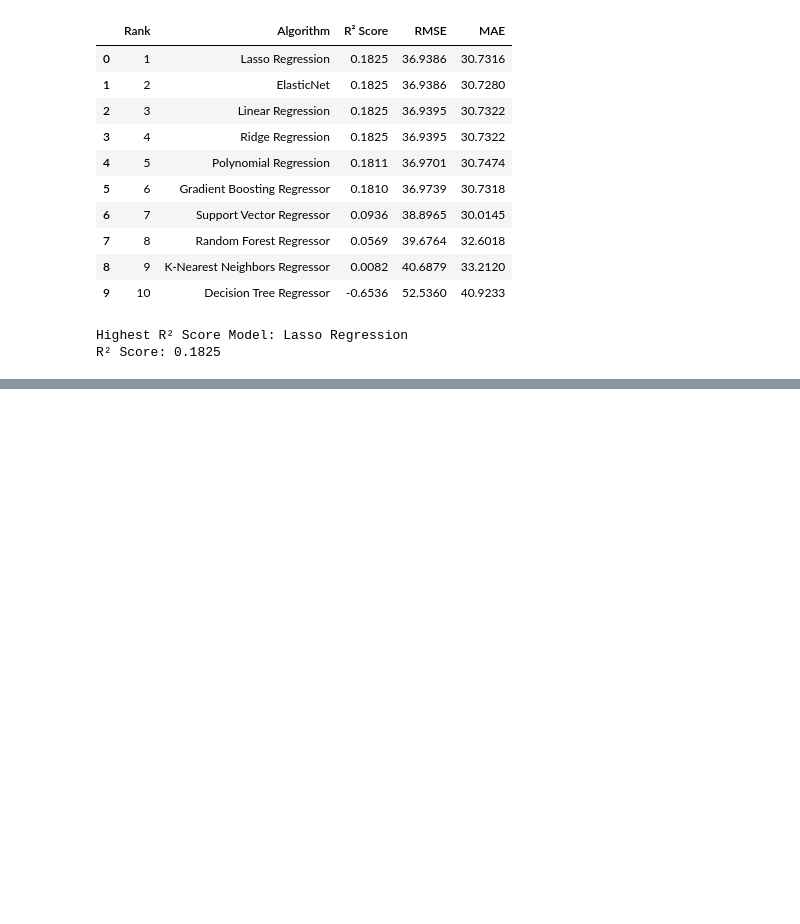
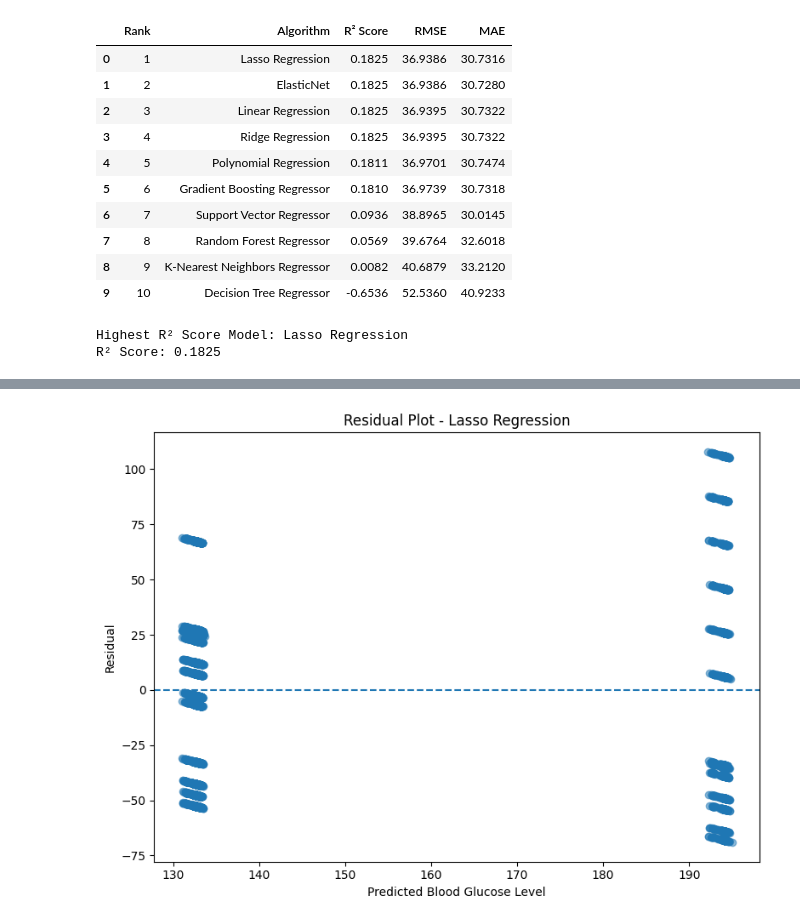
Before and after one commit to renexaan/glucotrack, a Jupyter notebook: notebooks/regression.ipynb, the cells around one changed output, grey strips where cells are left out. Cells and saved outputs as stored; diff of their text form; code cells hidden in the pictures; blank space fills up the shorter version.

```diff
--- a/notebooks/regression.ipynb
+++ b/notebooks/regression.ipynb
@@ -1536,0 +1904,26 @@ R² Score: 0.1825
+# %%
+# RESIDUAL PLOT FOR BEST MODEL
+
+residuals = y_test - best_predictions
+
+plt.figure(figsize=(8, 6))
+
+plt.scatter(
+    best_predictions,
+    residuals,
+    alpha=0.5
+)
+
+plt.axhline(
+    y=0,
+    linestyle="--"
+)
+
+plt.xlabel("Predicted Blood Glucose Level")
+plt.ylabel("Residual")
+plt.title(f"Residual Plot - {best_model_name}")
+
+plt.tight_layout()
+plt.show()
+# %% [output]
+[figure, added]
```
Also changed, not shown: parts of 16 cells of this notebook.
